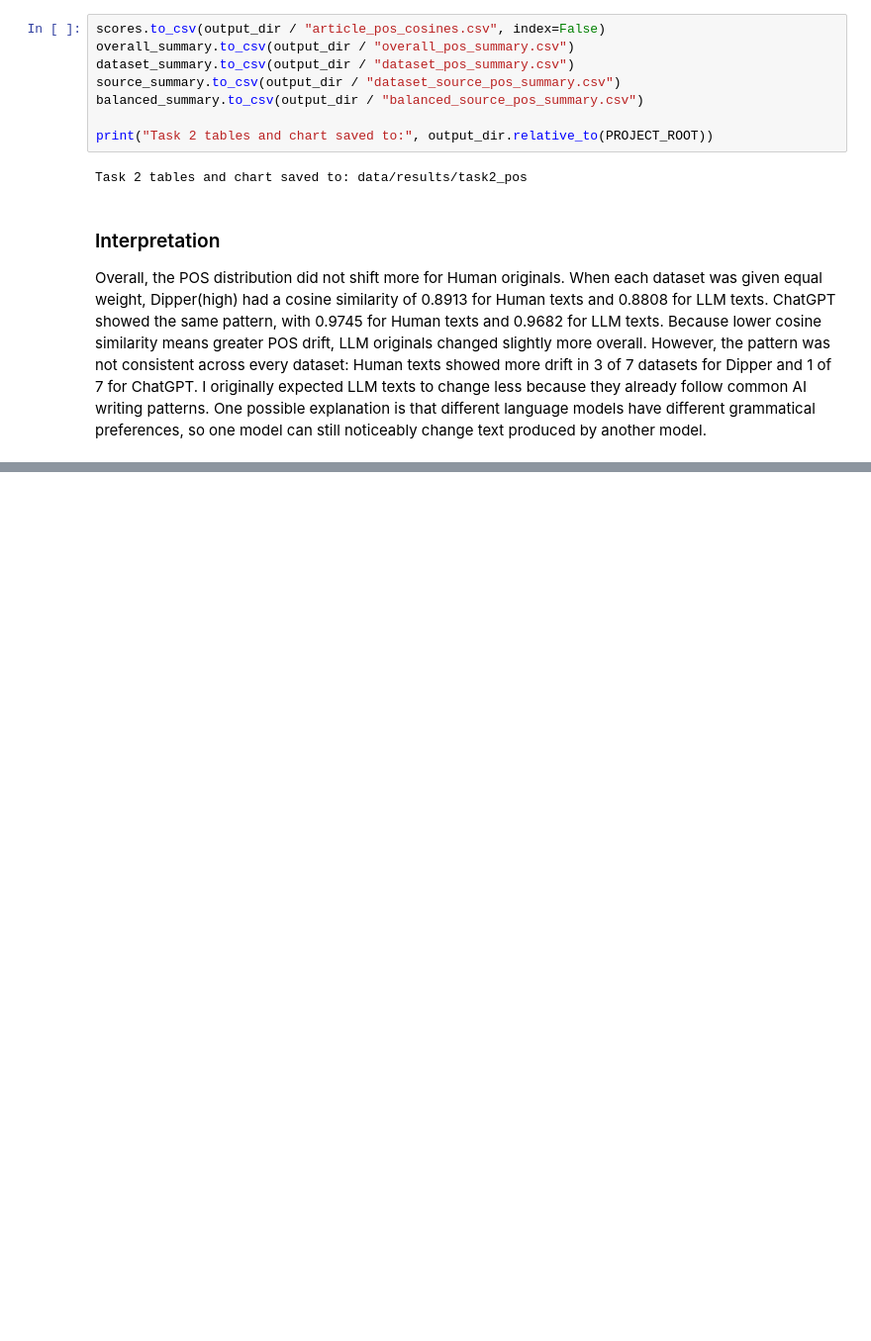
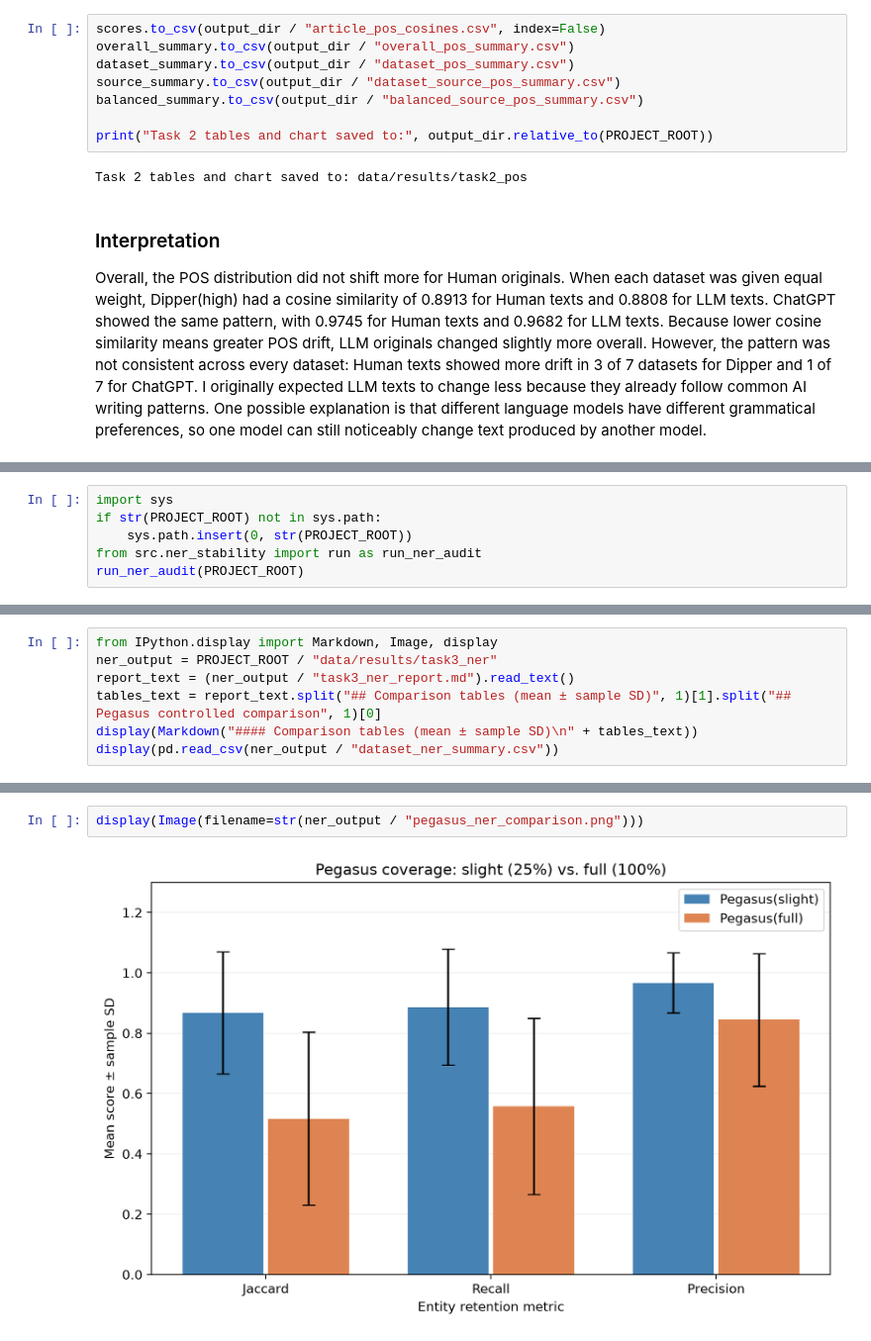
Before and after one commit to xiaoyancai/Ship-of-Theseus-Paraphrased-Corpus-CS6120-Team4, a Jupyter notebook: notebooks/03_linguistic_audit.ipynb, the cells around one changed output, grey strips where cells are left out. Shown at 99% size. Cells and saved outputs as stored; diff of their text form; blank space fills up the shorter version.

Commit message:
Add Task 3 NER stability and Pegasus coverage analysis

```diff
--- a/notebooks/03_linguistic_audit.ipynb
+++ b/notebooks/03_linguistic_audit.ipynb
@@ -432,0 +445,6 @@ Overall, the POS distribution did not shift more for Human originals. When each
+# %%
+import sys
+if str(PROJECT_ROOT) not in sys.path:
+    sys.path.insert(0, str(PROJECT_ROOT))
+from src.ner_stability import run as run_ner_audit
+run_ner_audit(PROJECT_ROOT)
@@ -432,0 +467,7 @@ Overall, the POS distribution did not shift more for Human originals. When each
+# %%
+from IPython.display import Markdown, Image, display
+ner_output = PROJECT_ROOT / "data/results/task3_ner"
+report_text = (ner_output / "task3_ner_report.md").read_text()
+tables_text = report_text.split("## Comparison tables (mean ± sample SD)", 1)[1].split("## Pegasus controlled comparison", 1)[0]
+display(Markdown("#### Comparison tables (mean ± sample SD)\n" + tables_text))
+display(pd.read_csv(ner_output / "dataset_ner_summary.csv"))
@@ -432,0 +540,4 @@ Overall, the POS distribution did not shift more for Human originals. When each
+# %%
+display(Image(filename=str(ner_output / "pegasus_ner_comparison.png")))
+# %% [output]
+[figure, added]
```
Also changed, not shown: parts of 7 cells of this notebook, 17 other files.
